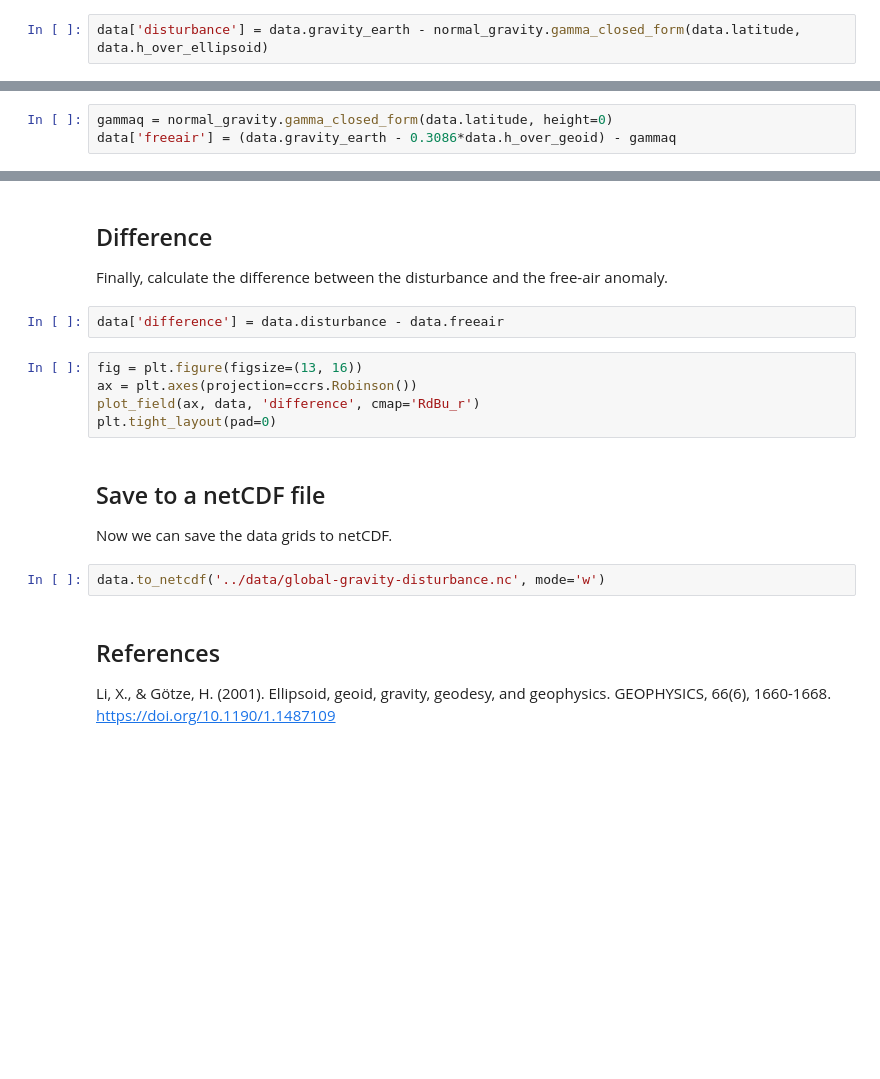
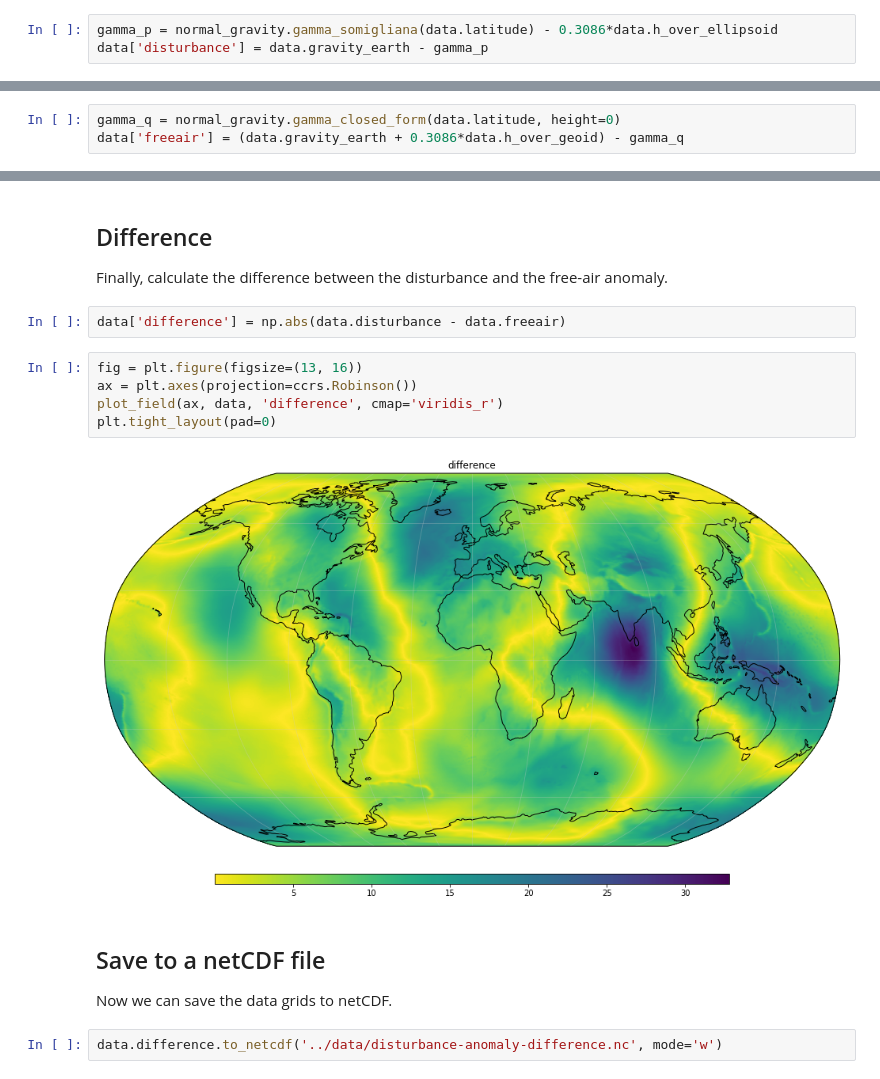
Before and after one commit to efrainlav/use-the-disturbance, a Jupyter notebook: code/difference.ipynb, the cells around one changed output, grey strips where cells are left out. Cells and saved outputs as stored; diff of their text form; blank space fills up the shorter version.

```diff
--- a/code/difference.ipynb
+++ b/code/difference.ipynb
@@ -75,5 +92,6 @@ in which $g_P$ is the gravity measured at P and $\gamma_P$ is the normal gravity
-# %%
-data['disturbance'] = data.gravity_earth - normal_gravity.gamma_closed_form(data.latitude, data.h_over_ellipsoid)
+# %%
+gamma_p = normal_gravity.gamma_somigliana(data.latitude) - 0.3086*data.h_over_ellipsoid
+data['disturbance'] = data.gravity_earth - gamma_p
 # %%
 fig = plt.figure(figsize=(13, 16))
 ax = plt.axes(projection=ccrs.Robinson())
@@ -90,8 +110,8 @@ $$
 
 in which $H_P$ is the orthometric height of the observation point and $\gamma_Q$ is the normal gravity calculated on the surface of the ellipsoid.
 # %%
-gammaq = normal_gravity.gamma_closed_form(data.latitude, height=0)
-data['freeair'] = (data.gravity_earth - 0.3086*data.h_over_geoid) - gammaq
+gamma_q = normal_gravity.gamma_closed_form(data.latitude, height=0)
+data['freeair'] = (data.gravity_earth + 0.3086*data.h_over_geoid) - gamma_q
 # %%
 fig = plt.figure(figsize=(13, 16))
 ax = plt.axes(projection=ccrs.Robinson())
@@ -102,19 +124,17 @@ plt.tight_layout(pad=0)
 
 Finally, calculate the difference between the disturbance and the free-air anomaly.
 # %%
-data['difference'] = data.disturbance - data.freeair
+data['difference'] = np.abs(data.disturbance - data.freeair)
 # %%
 fig = plt.figure(figsize=(13, 16))
 ax = plt.axes(projection=ccrs.Robinson())
-plot_field(ax, data, 'difference', cmap='RdBu_r')
+plot_field(ax, data, 'difference', cmap='viridis_r')
 plt.tight_layout(pad=0)
+# %% [output]
+[figure, added]
 # %% [markdown]
 ## Save to a netCDF file
 
 Now we can save the data grids to netCDF.
 # %%
-data.to_netcdf('../data/global-gravity-disturbance.nc', mode='w')
+data.difference.to_netcdf('../data/disturbance-anomaly-difference.nc', mode='w')
-# %% [markdown]
-## References
-
-Li, X., & Götze, H. (2001). Ellipsoid, geoid, gravity, geodesy, and geophysics. GEOPHYSICS, 66(6), 1660-1668. https://doi.org/10.1190/1.1487109
```
Also changed, not shown: parts of 9 cells of this notebook, 10 other files.
